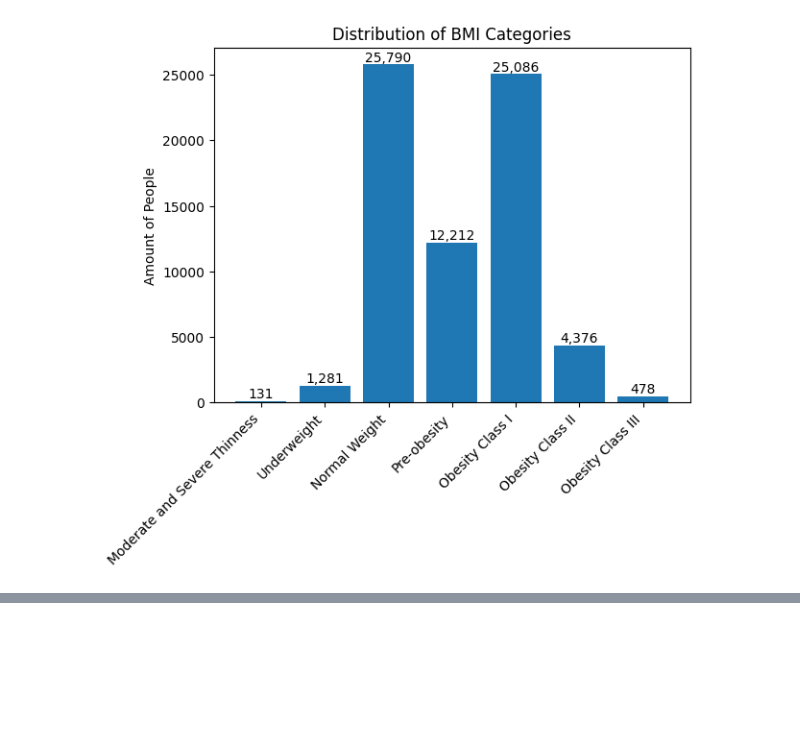
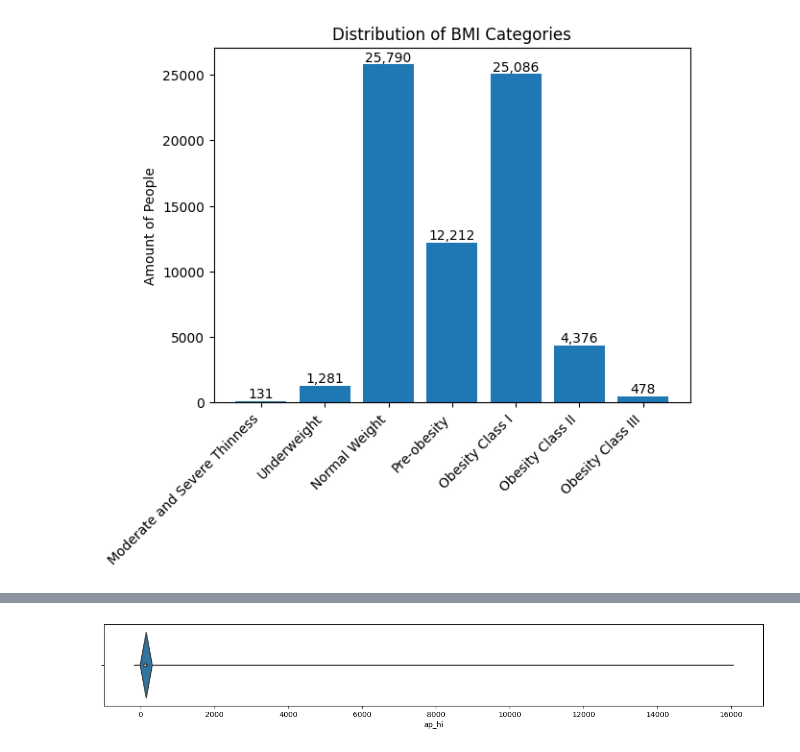
Before and after one commit to Andreas-Svensson/disease_prediction, a Jupyter notebook: data_analysis.ipynb, the cells around one changed output, grey strips where cells are left out. Drawn from its saved outputs; the diff is of its cells as text; code cells hidden in the pictures; blank space fills up the shorter version.

```diff
--- a/data_analysis.ipynb
+++ b/data_analysis.ipynb
@@ -377,0 +382,5 @@ ax.set(title = "Distribution of BMI Categories", ylabel = "Amount of People");
+# %%
+plt.subplots(figsize = (16, 2))
+sns.violinplot(x = df["ap_hi"]);
+# %% [output]
+[figure, added]
```
Also changed, not shown: parts of 9 cells of this notebook.
